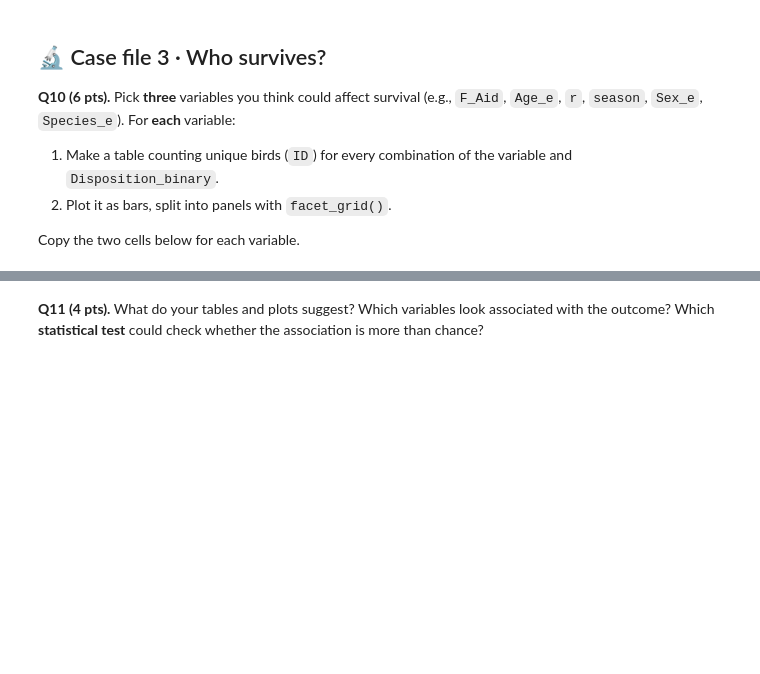
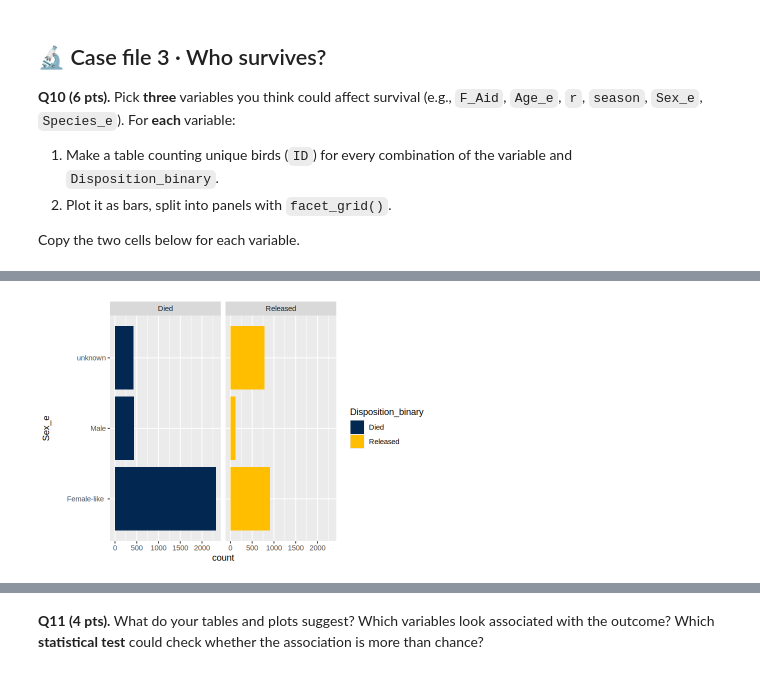
Before and after one commit to YifeiWang-MPVM-200/MPM_200_YifeiWang, a Jupyter notebook: Code/assignment_1_will__hummers_survive.ipynb, the cells around one changed output, grey strips where cells are left out. Cells and saved outputs as stored; diff of their text form; code cells hidden in the pictures; blank space fills up the shorter version.

```diff
--- a/Code/assignment_1_will__hummers_survive.ipynb
+++ b/Code/assignment_1_will__hummers_survive.ipynb
@@ -155,0 +260,5 @@ ggplot(df, aes(x = ____, y = count, fill = Disposition_binary)) +
+# %%
+df <- model_data %>%
+  group_by(Sex_e, Disposition_binary) %>%
+  summarise(count = n_distinct(ID), .groups = "drop")
+df
@@ -155,0 +275,8 @@ ggplot(df, aes(x = ____, y = count, fill = Disposition_binary)) +
+# %%
+ggplot(df, aes(x = Sex_e , y = count, fill = Disposition_binary)) +
+  geom_col() +
+  facet_grid(. ~ Disposition_binary) +
+  coord_flip() +
+  scale_fill_manual(values = c(Died = "#022851", Released = "#FFBF00"))
+# %% [output]
+[figure, added]
```
Also changed, not shown: parts of 39 cells of this notebook.
